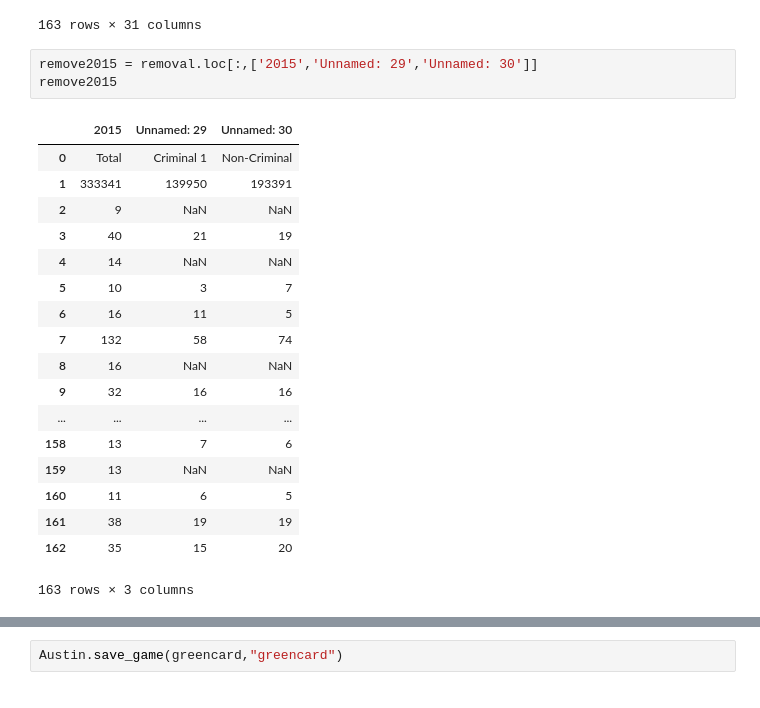
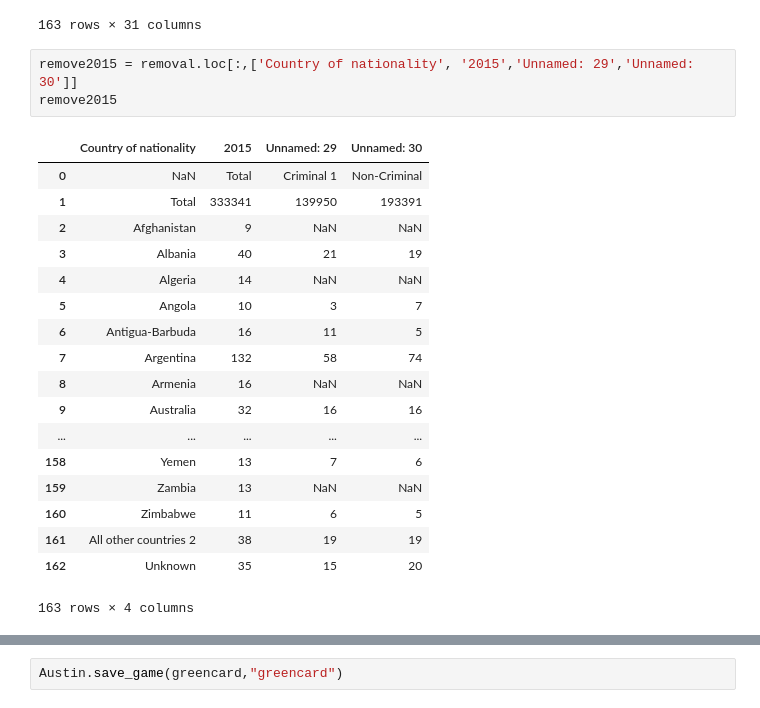
Before and after one commit to aschi2/141BProject, a Jupyter notebook: Immigration Final Project.ipynb, the cells around one changed output, grey strips where cells are left out. Saved outputs shown, nothing was run; the diff lists cells and outputs as text.

Commit message:
Update to removed dataframe

```diff
--- a/Immigration Final Project.ipynb
+++ b/Immigration Final Project.ipynb
@@ -95,26 +95,26 @@ removal
 | 162 | Unknown | 77 | 8 | 69 | 43 | 4 | 39 | 161 | ... |
 163 rows × 31 columns
 # %%
-remove2015 = removal.loc[:,['2015','Unnamed: 29','Unnamed: 30']]
+remove2015 = removal.loc[:,['Country of nationality', '2015','Unnamed: 29','Unnamed: 30']]
 remove2015
 # %% [output]
-|  | 2015 | Unnamed: 29 | Unnamed: 30 |
-| 0 | Total | Criminal 1 | Non-Criminal |
-| 1 | 333341 | 139950 | 193391 |
-| 2 | 9 | NaN | NaN |
-| 3 | 40 | 21 | 19 |
-| 4 | 14 | NaN | NaN |
-| 5 | 10 | 3 | 7 |
-| 6 | 16 | 11 | 5 |
-| 7 | 132 | 58 | 74 |
-| 8 | 16 | NaN | NaN |
-| 9 | 32 | 16 | 16 |
-| ... | ... | ... | ... |
-| 158 | 13 | 7 | 6 |
-| 159 | 13 | NaN | NaN |
-| 160 | 11 | 6 | 5 |
-| 161 | 38 | 19 | 19 |
-| 162 | 35 | 15 | 20 |
+|  | Country of nationality | 2015 | Unnamed: 29 | Unnamed: 30 |
+| 0 | NaN | Total | Criminal 1 | Non-Criminal |
+| 1 | Total | 333341 | 139950 | 193391 |
+| 2 | Afghanistan | 9 | NaN | NaN |
+| 3 | Albania | 40 | 21 | 19 |
+| 4 | Algeria | 14 | NaN | NaN |
+| 5 | Angola | 10 | 3 | 7 |
+| 6 | Antigua-Barbuda | 16 | 11 | 5 |
+| 7 | Argentina | 132 | 58 | 74 |
+| 8 | Armenia | 16 | NaN | NaN |
+| 9 | Australia | 32 | 16 | 16 |
+| ... | ... | ... | ... | ... |
+| 158 | Yemen | 13 | 7 | 6 |
+| 159 | Zambia | 13 | NaN | NaN |
+| 160 | Zimbabwe | 11 | 6 | 5 |
+| 161 | All other countries 2 | 38 | 19 | 19 |
+| 162 | Unknown | 35 | 15 | 20 |
-163 rows × 3 columns
+163 rows × 4 columns
 # %%
 new_header = remove2015.iloc[0]
```
Also changed, not shown: parts of 1 cell of this notebook, 1 other file.
